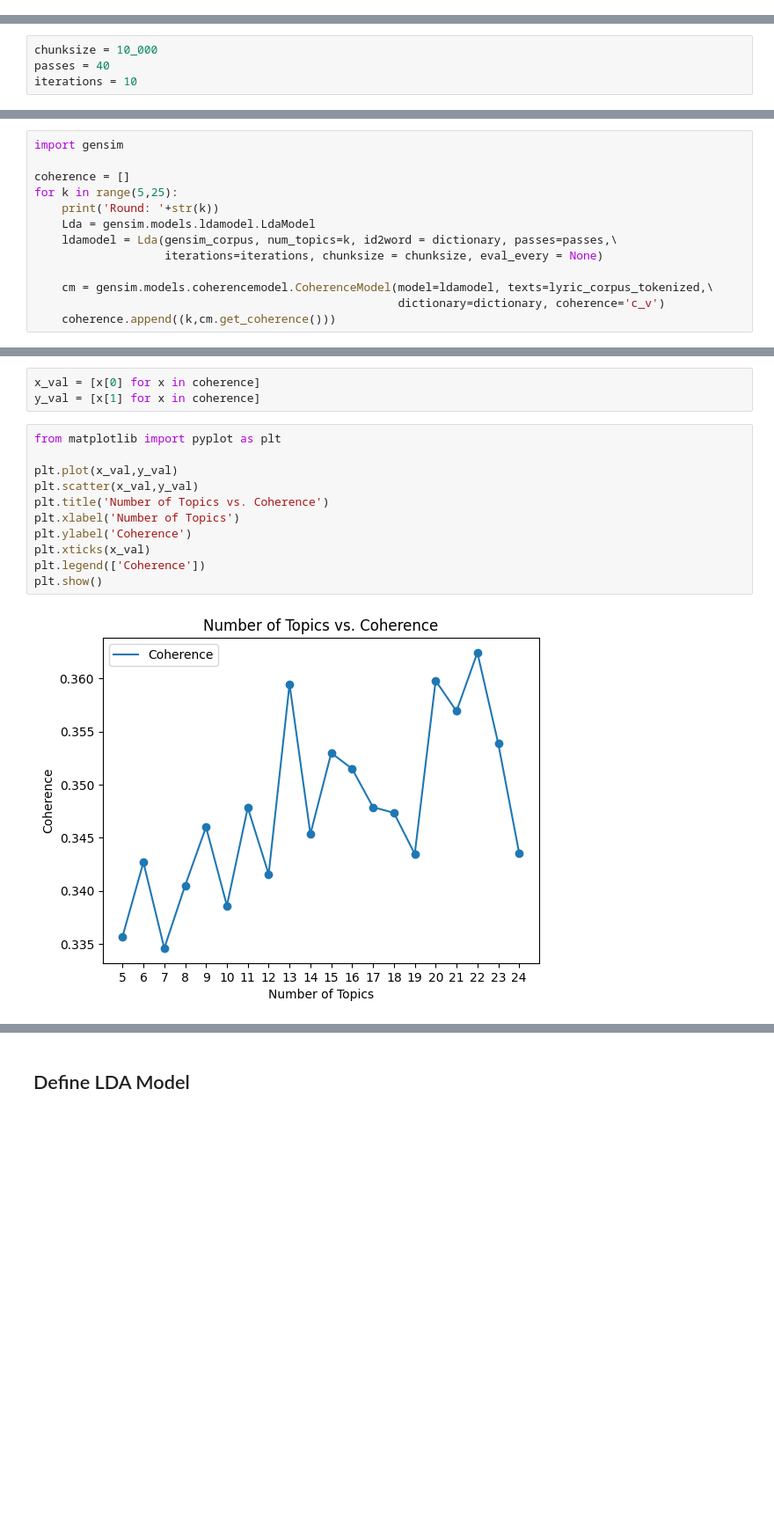
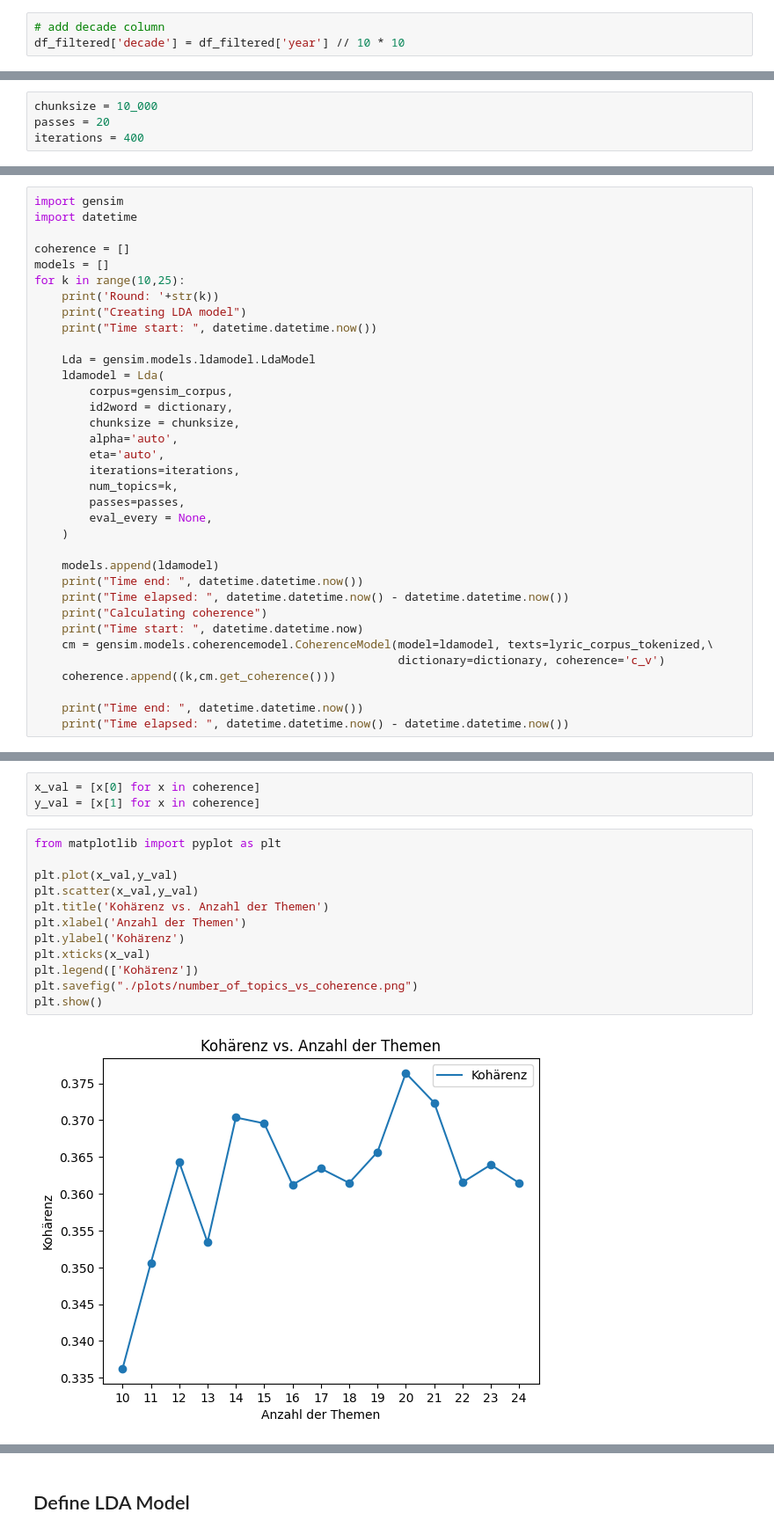
Before and after one commit to finischer/nlp-song-lyrics, a Jupyter notebook: sb-gensim-lyrics-topics-modeling_refactored.ipynb, the cells around one changed output, grey strips where cells are left out. Shown at 88% size. Drawn from its saved outputs; the diff is of its cells as text; blank space fills up the shorter version.

Commit message:
Add plots and new LDAvis html

```diff
--- a/sb-gensim-lyrics-topics-modeling_refactored.ipynb
+++ b/sb-gensim-lyrics-topics-modeling_refactored.ipynb
@@ -139 +159,4 @@ Num rows: 18684
+# %%
+# add decade column
+df_filtered['decade'] = df_filtered['year'] // 10 * 10
 # %%
@@ -504,4 +620,4 @@ id2word = dictionary.id2token
 # %%
 chunksize = 10_000
-passes = 40
-iterations = 10
+passes = 20
+iterations = 400
@@ -510,14 +632,36 @@ iterations = 10
 # %%
 import gensim
+import datetime
 
 coherence = []
-for k in range(5,25):
+models = []
+for k in range(10,25):
     print('Round: '+str(k))
+    print("Creating LDA model")
+    print("Time start: ", datetime.datetime.now())
+
     Lda = gensim.models.ldamodel.LdaModel
-    ldamodel = Lda(gensim_corpus, num_topics=k, id2word = dictionary, passes=passes,\
-                   iterations=iterations, chunksize = chunksize, eval_every = None)
+    ldamodel = Lda(
+        corpus=gensim_corpus,
+        id2word = dictionary,
+        chunksize = chunksize,
+        alpha='auto',
+        eta='auto',
+        iterations=iterations,
+        num_topics=k,
+        passes=passes,
+        eval_every = None,
+    )
 
+    models.append(ldamodel)
+    print("Time end: ", datetime.datetime.now())
+    print("Time elapsed: ", datetime.datetime.now() - datetime.datetime.now())
+    print("Calculating coherence")
+    print("Time start: ", datetime.datetime.now)
     cm = gensim.models.coherencemodel.CoherenceModel(model=ldamodel, texts=lyric_corpus_tokenized,\
                                                      dictionary=dictionary, coherence='c_v')
     coherence.append((k,cm.get_coherence()))
+
+    print("Time end: ", datetime.datetime.now())
+    print("Time elapsed: ", datetime.datetime.now() - datetime.datetime.now())
 # %% [output]
@@ -547,13 +688,14 @@ y_val = [x[1] for x in coherence]
 # %%
 from matplotlib import pyplot as plt
 
 plt.plot(x_val,y_val)
 plt.scatter(x_val,y_val)
-plt.title('Number of Topics vs. Coherence')
-plt.xlabel('Number of Topics')
-plt.ylabel('Coherence')
+plt.title('Kohärenz vs. Anzahl der Themen')
+plt.xlabel('Anzahl der Themen')
+plt.ylabel('Kohärenz')
 plt.xticks(x_val)
-plt.legend(['Coherence'])
+plt.legend(['Kohärenz'])
+plt.savefig("./plots/number_of_topics_vs_coherence.png")
 plt.show()
 # %% [output]
-[figure, old version]
+[figure, new version]
```
Also changed, not shown: parts of 38 cells of this notebook, 14 other files.
